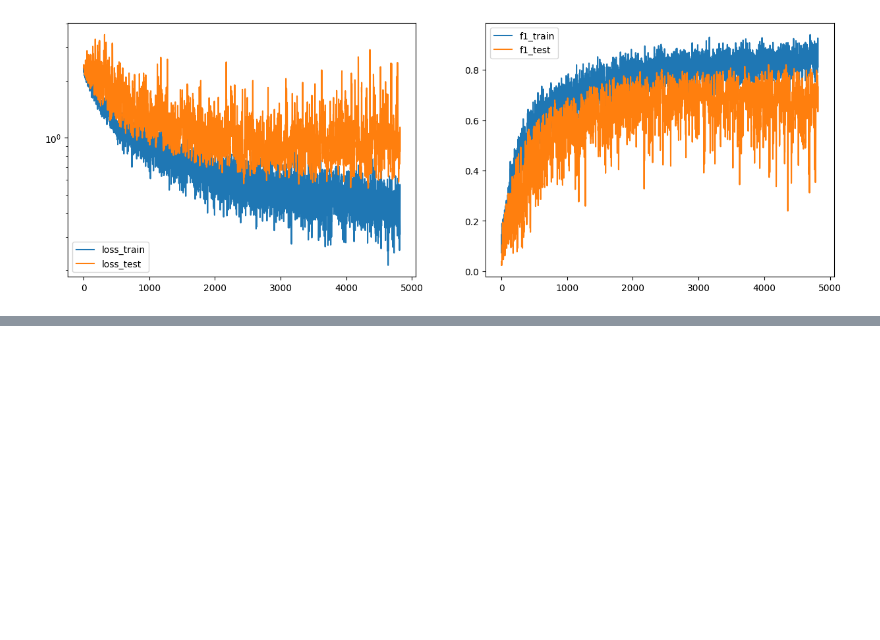
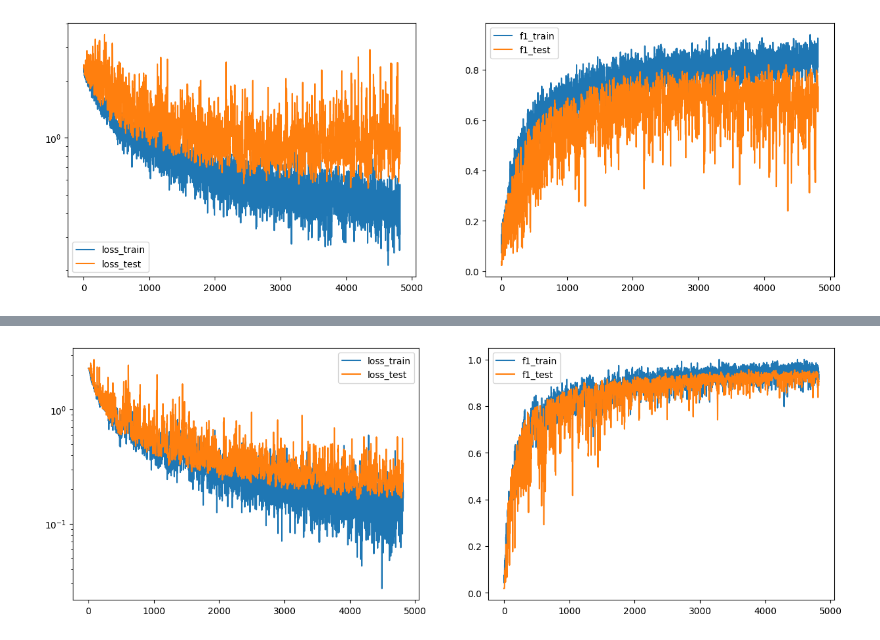
Before and after one commit to OSurD/BinaryNet, a Jupyter notebook: experiments/test_binary_models_on_filtered_dataset.ipynb, the cells around one changed output, grey strips where cells are left out. Cells and saved outputs as stored; diff of their text form; code cells hidden in the pictures; blank space fills up the shorter version.

Commit message:
test quantization from seminar

```diff
--- a/experiments/test_binary_models_on_filtered_dataset.ipynb
+++ b/experiments/test_binary_models_on_filtered_dataset.ipynb
@@ -522,0 +646,6 @@ trainer.visualize(filename=os.path.join(SIMPLECNN_DIR, "learning.jpg"))
+# %%
+SIMPLECNN_DIR = os.path.abspath('./models/SimpleCNNQuintized')
+SIMPLECNN_CHECKPOINTS_DIR = os.path.join(SIMPLECNN_DIR, 'checkpoints')
+os.makedirs(SIMPLECNN_CHECKPOINTS_DIR, exist_ok=True)
+
+model = trainer.fit(20, SimpleCNNQuintized(class_counts), bs_test=512, save_path=SIMPLECNN_CHECKPOINTS_DIR)
@@ -522,0 +666,4 @@ trainer.visualize(filename=os.path.join(SIMPLECNN_DIR, "learning.jpg"))
+# %%
+trainer.visualize(filename=os.path.join(SIMPLECNN_DIR, "learning.jpg"))
+# %% [output]
+[figure, added]
```
Also changed, not shown: parts of 2 cells of this notebook, 3 other files.
